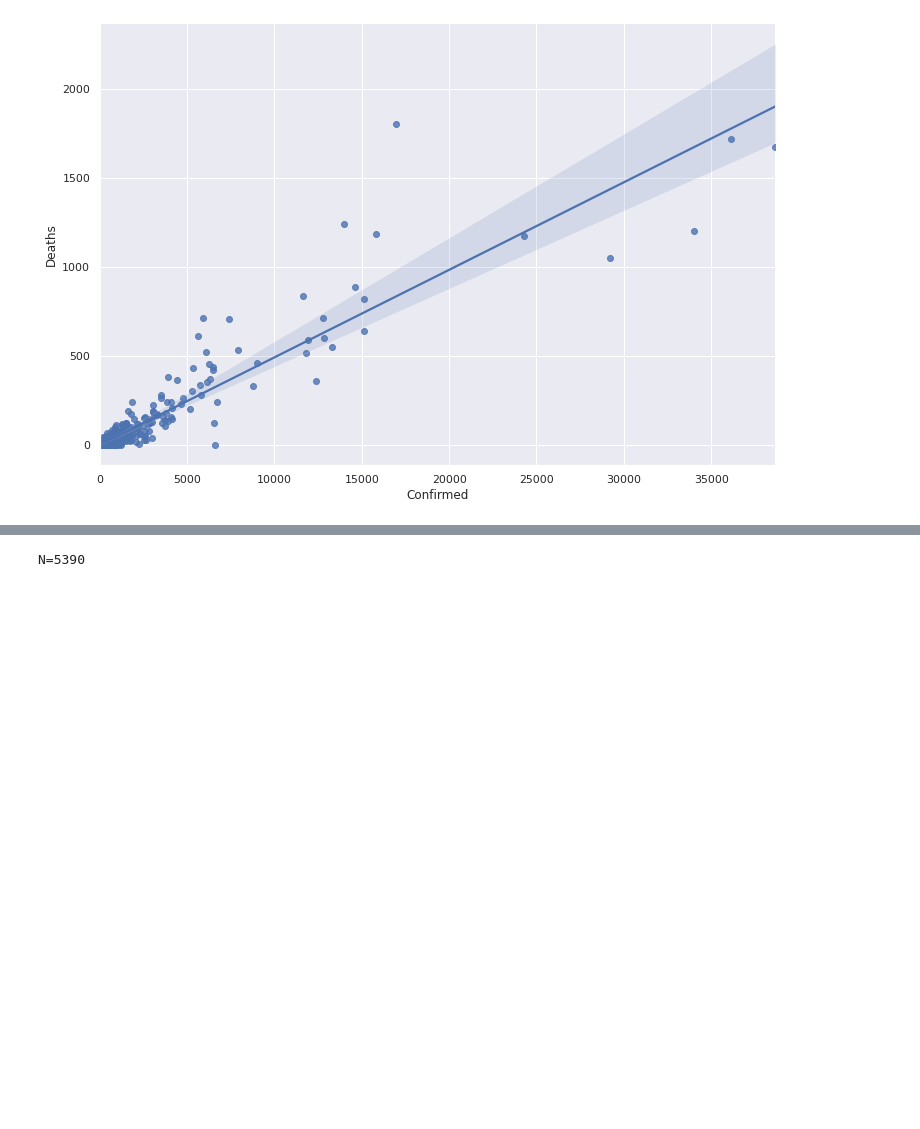
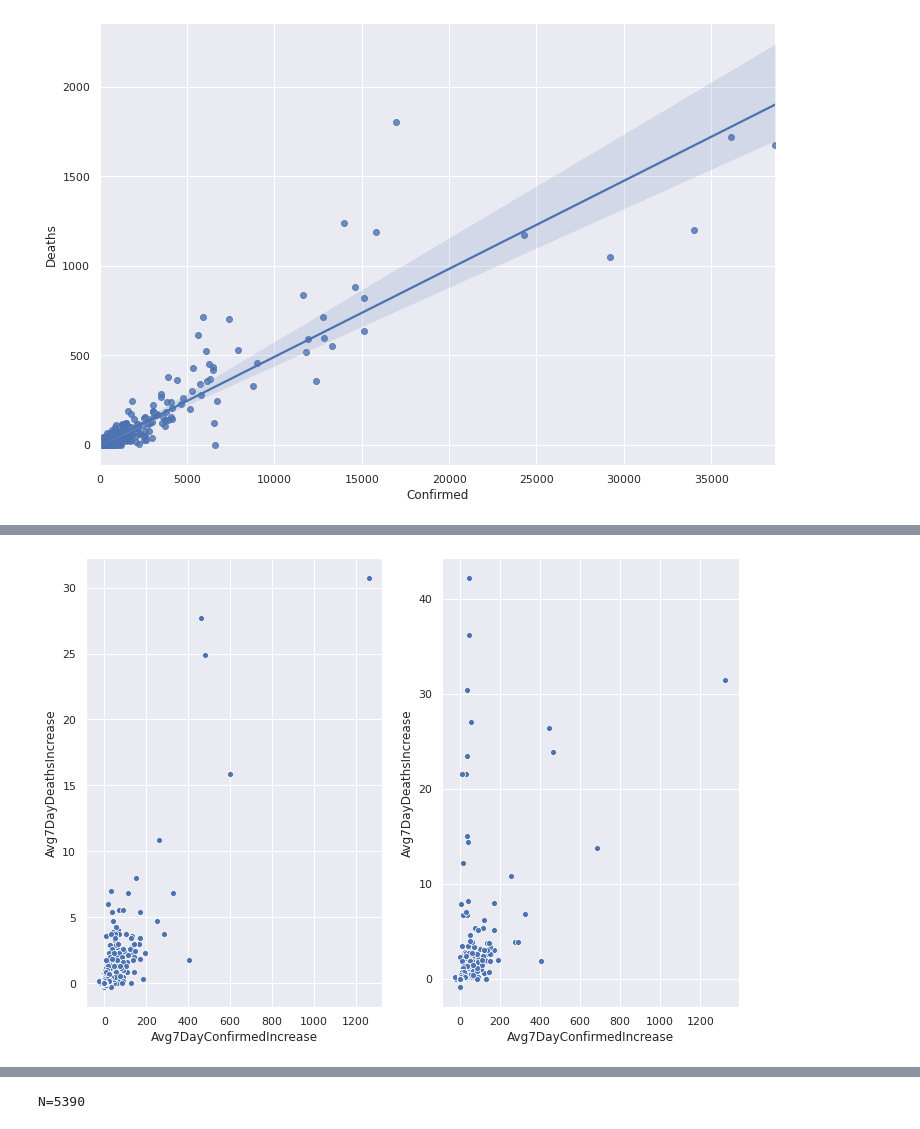
Before and after one commit to codeforkjeff/covid-19-stats, a Jupyter notebook: Exploratory Stuff.ipynb, the cells around one changed output, grey strips where cells are left out. Drawn from its saved outputs; the diff is of its cells as text; code cells hidden in the pictures; blank space fills up the shorter version.

```diff
--- a/Exploratory Stuff.ipynb
+++ b/Exploratory Stuff.ipynb
@@ -44,3 +112,15 @@ N=5706
+# %%
+# notice what happens on 6-11: deaths skyrocket for a few counties. This is the Michigan issue.
+
+fig, ax = pyplot.subplots(1, 2, figsize=a4_dims)
+
+sns.scatterplot(x='Avg7DayConfirmedIncrease', y='Avg7DayDeathsIncrease', \
+                data=df_lag[df_lag['Date']=='2020-06-10'], ax=ax[0]);
+
+sns.scatterplot(x='Avg7DayConfirmedIncrease', y='Avg7DayDeathsIncrease', \
+                data=df_lag[df_lag['Date']=='2020-06-11'], ax=ax[1]);
+# %% [output]
+[figure, added]
 # %%
 # is there a correlation with population size?
 # we'd expect so, since outbreaks began in large cities.
```
Also changed, not shown: parts of 7 cells of this notebook.
